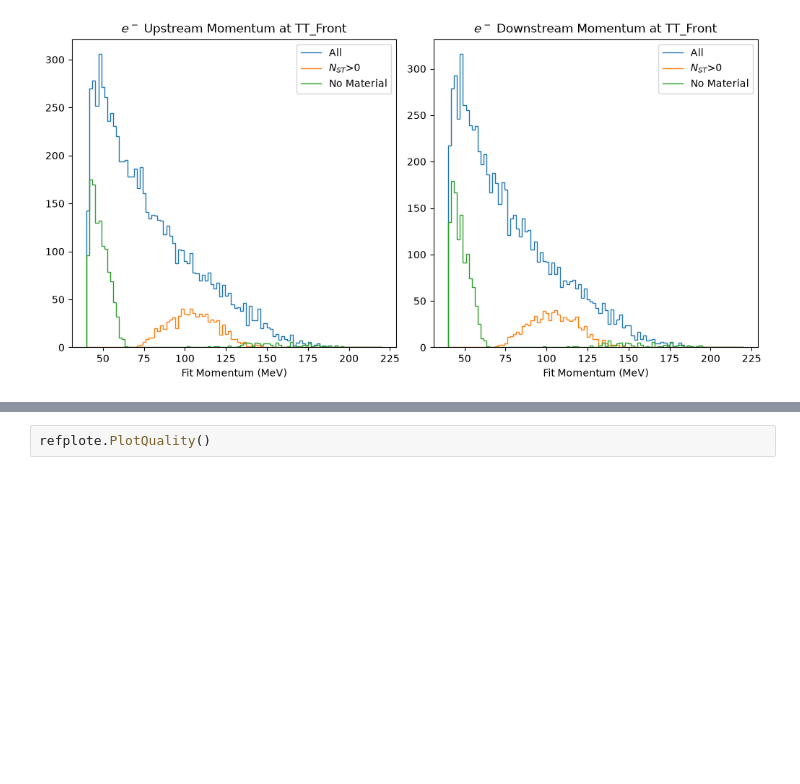
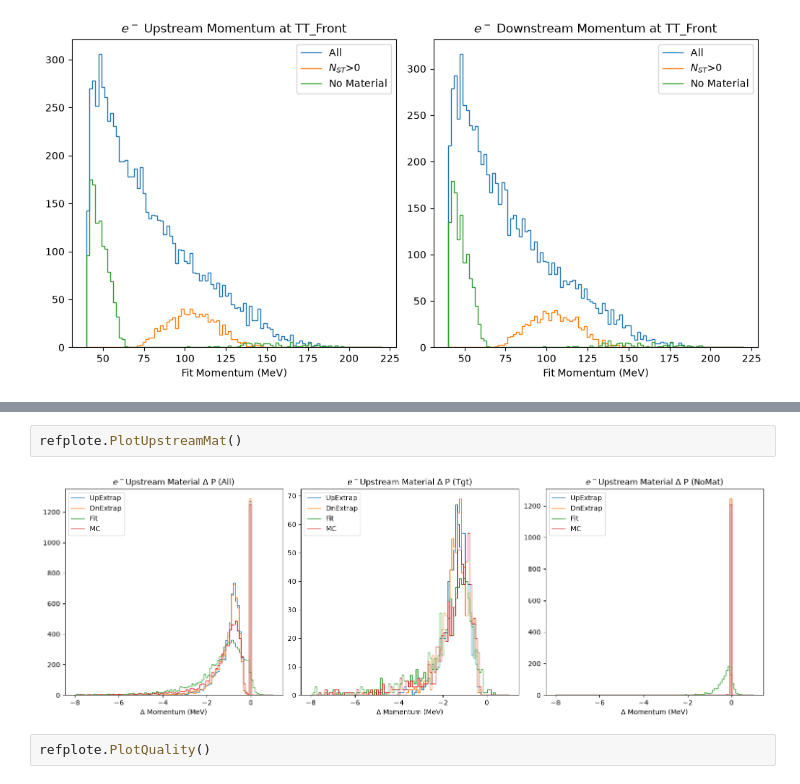
Before and after one commit to brownd1978/RefAna, a Jupyter notebook: PlotReflections.ipynb, the cells around one changed output, grey strips where cells are left out. Cells and saved outputs as stored; diff of their text form; blank space fills up the shorter version.

Commit message:
Add MC plots

```diff
--- a/PlotReflections.ipynb
+++ b/PlotReflections.ipynb
@@ -49,3 +31,7 @@ refplote.PlotDeltaMomentum()
+# %%
+refplote.PlotUpstreamMat()
+# %% [output]
+[figure, added]
 # %%
 refplote.PlotQuality()
 # %% [output]
```
Also changed, not shown: parts of 4 cells of this notebook, 4 other files.
